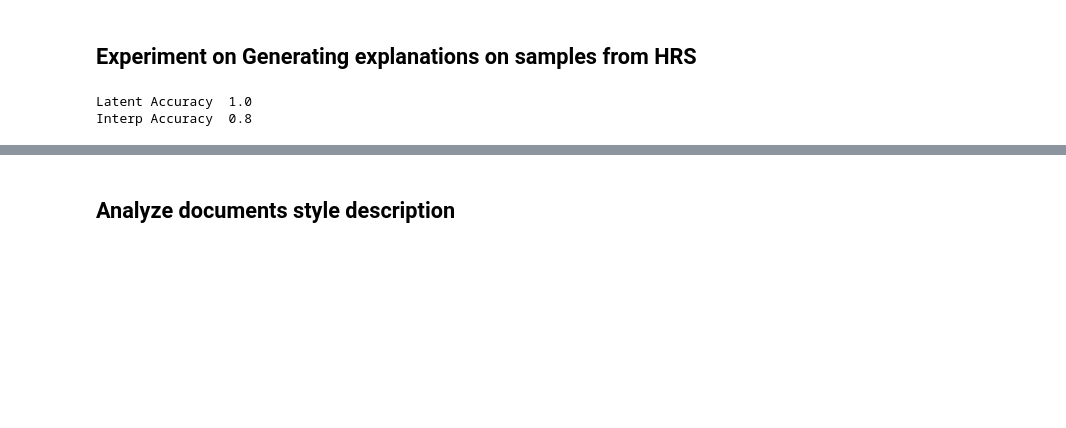
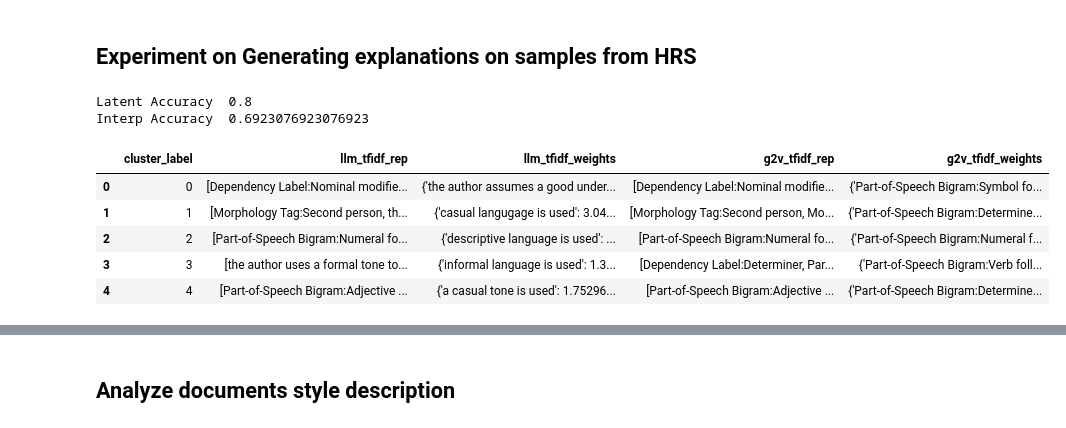
Before and after one commit to MiladAlshomary/latent-style-interpretation, a Jupyter notebook: src-ipynb/generate-iarpa-explanations.ipynb, the cells around one changed output, grey strips where cells are left out. Cells and saved outputs as stored; diff of their text form; code cells hidden in the pictures; blank space fills up the shorter version.

```diff
--- a/src-ipynb/generate-iarpa-explanations.ipynb
+++ b/src-ipynb/generate-iarpa-explanations.ipynb
@@ -168,15 +185,18 @@ Interp Accuracy  0.25
 # %%
 #model_path = 'aa_model-luar'
-#model_path = 'datadreamer-lora'
-model_path = 'luar-mud'
+model_path = 'datadreamer-lora'
+#model_path = 'luar-mud'
 input_path = '/mnt/swordfish-pool2/milad/hiatus-data/phase_2/internal_cross_fold_cross_genre/fold_1/test/TA2/hrs2_09-24-24_english_crossGenre-combined/'
 top_c=3
 
-interp_space_path = '/mnt/swordfish-pool2/milad/hiatus-data/explainability_all_data/lora_ta2_interp_space_clusters/interpretable_space.pkl'
-interp_space_rep_path = '/mnt/swordfish-pool2/milad/hiatus-data/explainability_all_data/lora_ta2_interp_space_clusters/interpretable_space_representations.json'
+# interp_space_path = '/mnt/swordfish-pool2/milad/hiatus-data/explainability_all_data/system2_interp_space_clusters_09/interpretable_space.pkl'
+# interp_space_rep_path = '/mnt/swordfish-pool2/milad/hiatus-data/explainability_all_data/system2_interp_space_clusters_09/interpretable_space_representations.json'
 
-run_explanation_experiment(input_path, model_path, interp_space_path, interp_space_rep_path, hiatus_utils.get_hrs_data(input_path, random_seed=737),
+interp_space_path = '/mnt/swordfish-pool2/milad/hiatus-data/explainability_all_data/luar_clusters_09/interpretable_space.pkl'
+interp_space_rep_path = '/mnt/swordfish-pool2/milad/hiatus-data/explainability_all_data/luar_clusters_09/interpretable_space_representations.json'
+
+output = run_explanation_experiment(input_path, model_path, interp_space_path, interp_space_rep_path, hiatus_utils.get_hrs_data(input_path, num_instances=100, random_seed=737),
                            '/mnt/swordfish-pool2/milad/hiatus-data/explainability_all_data/hrs_explanations.json', top_c=3, top_k=10)
 # %% [output]
-Latent Accuracy  1.0
-Interp Accuracy  0.8
+Latent Accuracy  0.8
+Interp Accuracy  0.6923076923076923
@@ -182,0 +206,11 @@ Interp Accuracy  0.8
+# %%
+interp_space_rep = pd.read_json(interp_space_rep_path)
+# %%
+interp_space_rep.head()
+# %% [output]
+|  | cluster_label | llm_tfidf_rep | llm_tfidf_weights | g2v_tfidf_rep | g2v_tfidf_weights |
+| 0 | 0 | [Dependency Label:Nominal modifie... | {'the author assumes a good under... | [Dependency Label:Nominal modifie... | {'Part-of-Speech Bigram:Symbol fo... |
+| 1 | 1 | [Morphology Tag:Second person, th... | {'casual langugage is used': 3.04... | [Morphology Tag:Second person, Mo... | {'Part-of-Speech Bigram:Determine... |
+| 2 | 2 | [Part-of-Speech Bigram:Numeral fo... | {'descriptive language is used': ... | [Part-of-Speech Bigram:Numeral fo... | {'Part-of-Speech Bigram:Numeral f... |
+| 3 | 3 | [the author uses a formal tone to... | {'informal language is used': 1.3... | [Dependency Label:Determiner, Par... | {'Part-of-Speech Bigram:Verb foll... |
+| 4 | 4 | [Part-of-Speech Bigram:Adjective ... | {'a casual tone is used': 1.75296... | [Part-of-Speech Bigram:Adjective ... | {'Part-of-Speech Bigram:Determine... |
```
Also changed, not shown: parts of 13 cells of this notebook, 16 other files.
